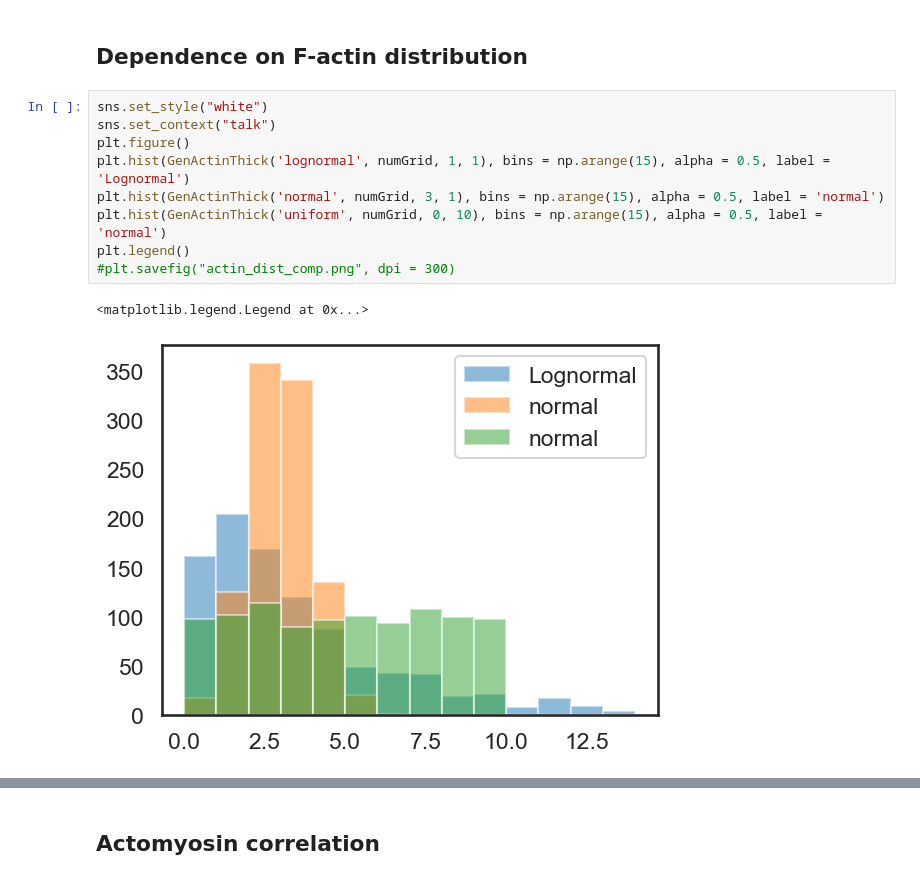
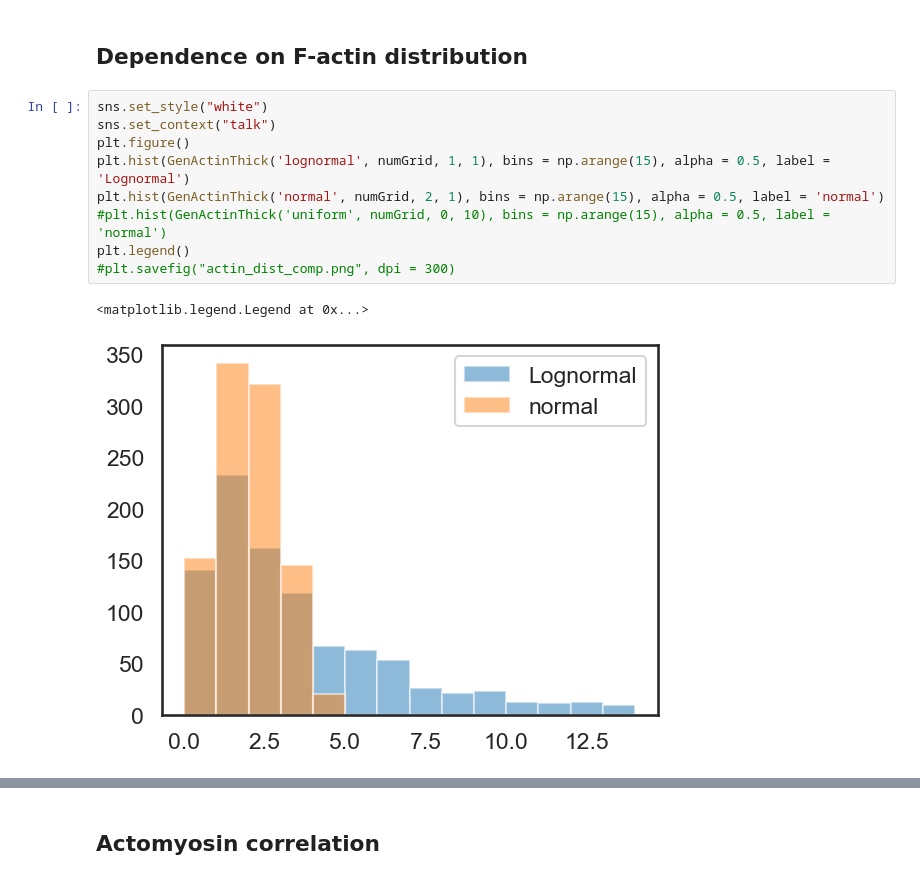
Before and after one commit to WHChou/Myosin-cluster-simulation, a Jupyter notebook: MyosinBinding_v2.ipynb, the cells around one changed output, grey strips where cells are left out. Cells and saved outputs as stored; diff of their text form.

```diff
--- a/MyosinBinding_v2.ipynb
+++ b/MyosinBinding_v2.ipynb
@@ -339,12 +339,12 @@ plt.savefig("myosinBinding_map_acBias_5_myoBias_0_mu_1_sigma_1.png", dpi = 300)
 # %%
 sns.set_style("white")
 sns.set_context("talk")
 plt.figure()
 plt.hist(GenActinThick('lognormal', numGrid, 1, 1), bins = np.arange(15), alpha = 0.5, label = 'Lognormal')
-plt.hist(GenActinThick('normal', numGrid, 3, 1), bins = np.arange(15), alpha = 0.5, label = 'normal')
-plt.hist(GenActinThick('uniform', numGrid, 0, 10), bins = np.arange(15), alpha = 0.5, label = 'normal')
+plt.hist(GenActinThick('normal', numGrid, 2, 1), bins = np.arange(15), alpha = 0.5, label = 'normal')
+#plt.hist(GenActinThick('uniform', numGrid, 0, 10), bins = np.arange(15), alpha = 0.5, label = 'normal')
 plt.legend()
 #plt.savefig("actin_dist_comp.png", dpi = 300)
 # %% [output]
 <matplotlib.legend.Legend at 0x...>
-[figure, old version]
+[figure, new version]
```
Also changed, not shown: parts of 6 cells of this notebook.
